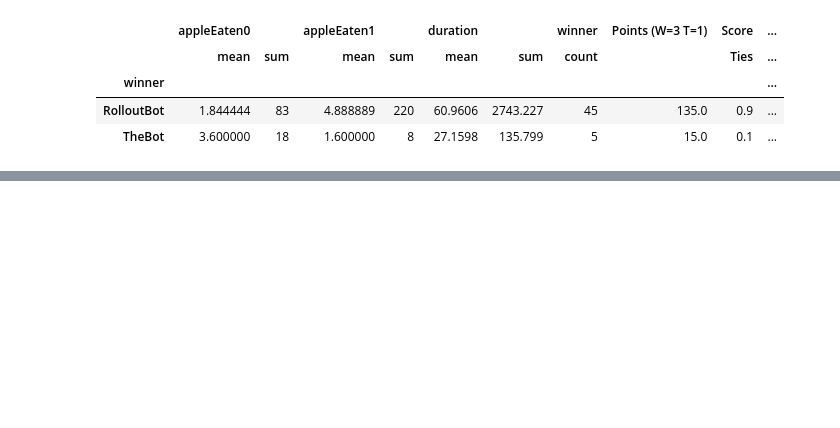
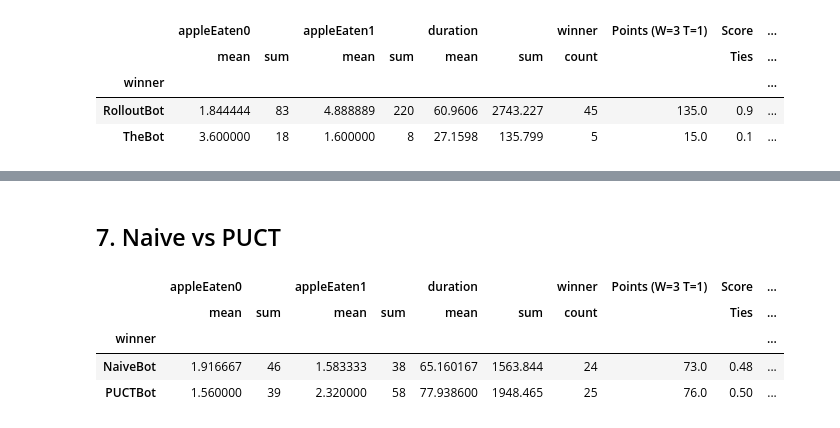
Before and after one commit to rkthomps/MCTSSnake, a Jupyter notebook: analysis/EDA.ipynb, the cells around one changed output, grey strips where cells are left out. Drawn from its saved outputs; the diff is of its cells as text; code cells hidden in the pictures; blank space fills up the shorter version.

```diff
--- a/analysis/EDA.ipynb
+++ b/analysis/EDA.ipynb
@@ -227,3 +199,13 @@ get_tournament_statistics(get_df("PUCTBot", "RolloutBot"))
 | winner |  |  |  |  |  |  |  |  |  | ... |
 | PUCTBot | 7.190476 | 151 | 8.571429 | 180 | 124.030905 | 2604.649 | 21 | 68.0 | 0.42 | ... |
 | RolloutBot | 5.208333 | 125 | 10.250000 | 246 | 124.820583 | 2995.694 | 24 | 77.0 | 0.48 | ... |
+# %% [markdown]
+## 7. Naive vs PUCT
+# %%
+get_tournament_statistics(get_df("NaiveBot", "PUCTBot"))
+# %% [output]
+|  | appleEaten0 |  | appleEaten1 |  | duration |  | winner | Points (W=3 T=1) | Score | ... |
+|  | mean | sum | mean | sum | mean | sum | count |  | Ties | ... |
+| winner |  |  |  |  |  |  |  |  |  | ... |
+| NaiveBot | 1.916667 | 46 | 1.583333 | 38 | 65.160167 | 1563.844 | 24 | 73.0 | 0.48 | ... |
+| PUCTBot | 1.560000 | 39 | 2.320000 | 58 | 77.938600 | 1948.465 | 25 | 76.0 | 0.50 | ... |
```
Also changed, not shown: parts of 17 cells of this notebook, 43 other files.
